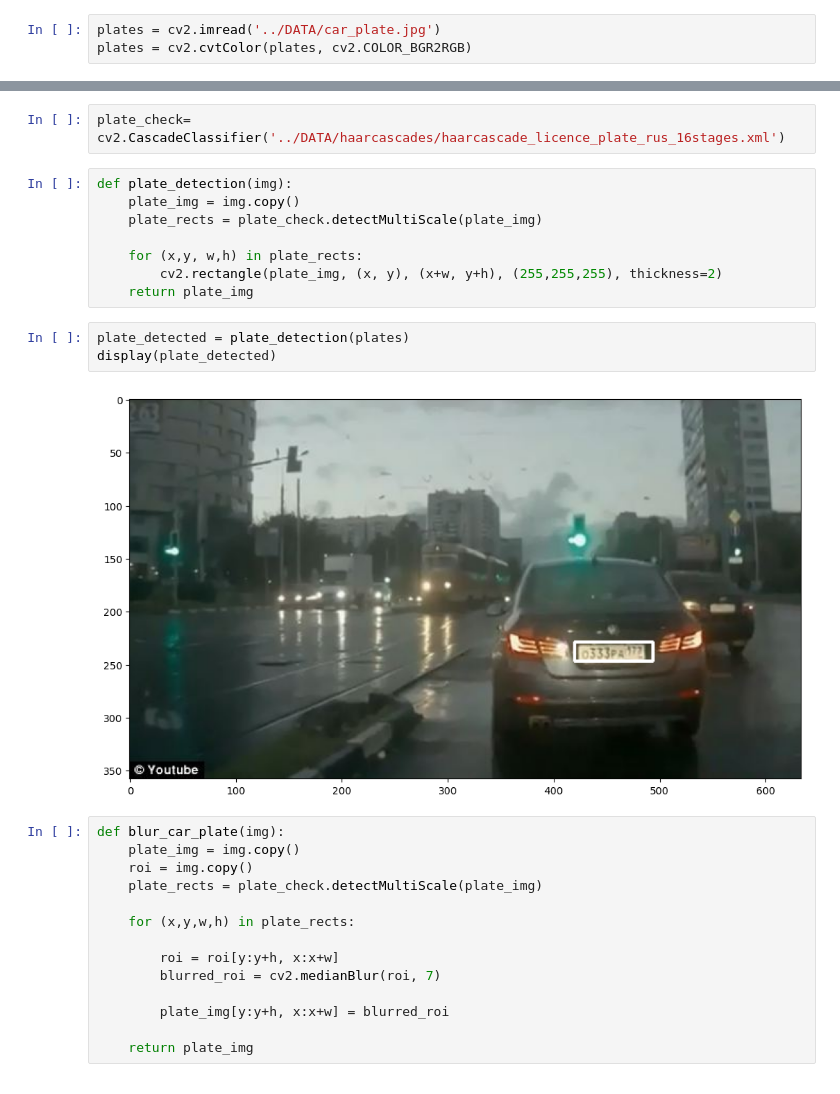
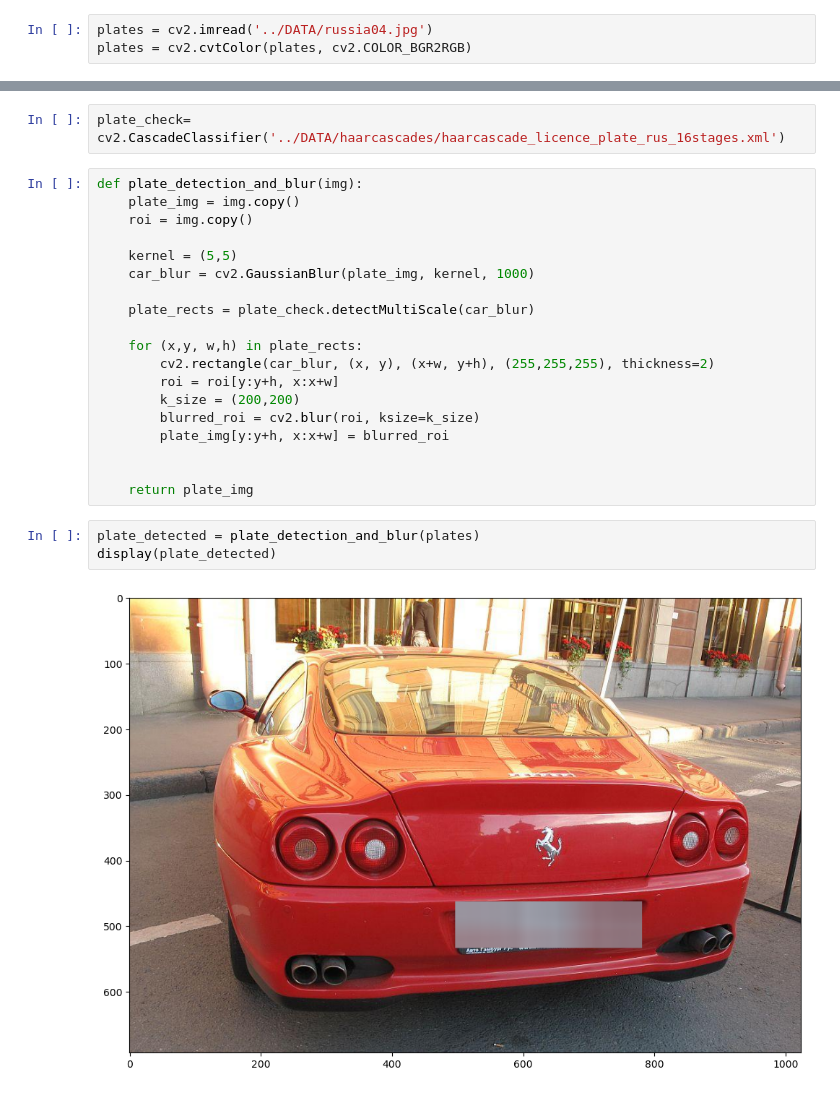
Before and after one commit to Szafranerio/Deep_Learning, a Jupyter notebook: Object_Detection/license_plate_detection.ipynb, the cells around one changed output, grey strips where cells are left out. Saved outputs shown, nothing was run; the diff lists cells and outputs as text.

Commit message:
plate detection

```diff
--- a/Object_Detection/license_plate_detection.ipynb
+++ b/Object_Detection/license_plate_detection.ipynb
@@ -3,7 +3,7 @@ import cv2
 import numpy as np
 import matplotlib.pyplot as plt
 # %%
-plates = cv2.imread('../DATA/car_plate.jpg')
+plates = cv2.imread('../DATA/russia04.jpg')
 plates = cv2.cvtColor(plates, cv2.COLOR_BGR2RGB)
 # %%
 def display(img):
@@ -17,29 +17,26 @@ display(plates)
 # %%
 plate_check= cv2.CascadeClassifier('../DATA/haarcascades/haarcascade_licence_plate_rus_16stages.xml')
 # %%
-def plate_detection(img):
+def plate_detection_and_blur(img):
     plate_img = img.copy()
-    plate_rects = plate_check.detectMultiScale(plate_img)
+    roi = img.copy()
+
+    kernel = (5,5)
+    car_blur = cv2.GaussianBlur(plate_img, kernel, 1000)
+
+    plate_rects = plate_check.detectMultiScale(car_blur)
 
     for (x,y, w,h) in plate_rects:
-        cv2.rectangle(plate_img, (x, y), (x+w, y+h), (255,255,255), thickness=2)
+        cv2.rectangle(car_blur, (x, y), (x+w, y+h), (255,255,255), thickness=2)
+        roi = roi[y:y+h, x:x+w]
+        k_size = (200,200)
+        blurred_roi = cv2.blur(roi, ksize=k_size)
+        plate_img[y:y+h, x:x+w] = blurred_roi
+
+
     return plate_img
 # %%
-plate_detected = plate_detection(plates)
+plate_detected = plate_detection_and_blur(plates)
 display(plate_detected)
 # %% [output]
-[figure, old version]
+[figure, new version]
-# %%
-def blur_car_plate(img):
-    plate_img = img.copy()
-    roi = img.copy()
-    plate_rects = plate_check.detectMultiScale(plate_img)
-
-    for (x,y,w,h) in plate_rects:
-
-        roi = roi[y:y+h, x:x+w]
-        blurred_roi = cv2.medianBlur(roi, 7)
-
-        plate_img[y:y+h, x:x+w] = blurred_roi
-
-    return plate_img
```
Also changed, not shown: parts of 2 cells of this notebook.
